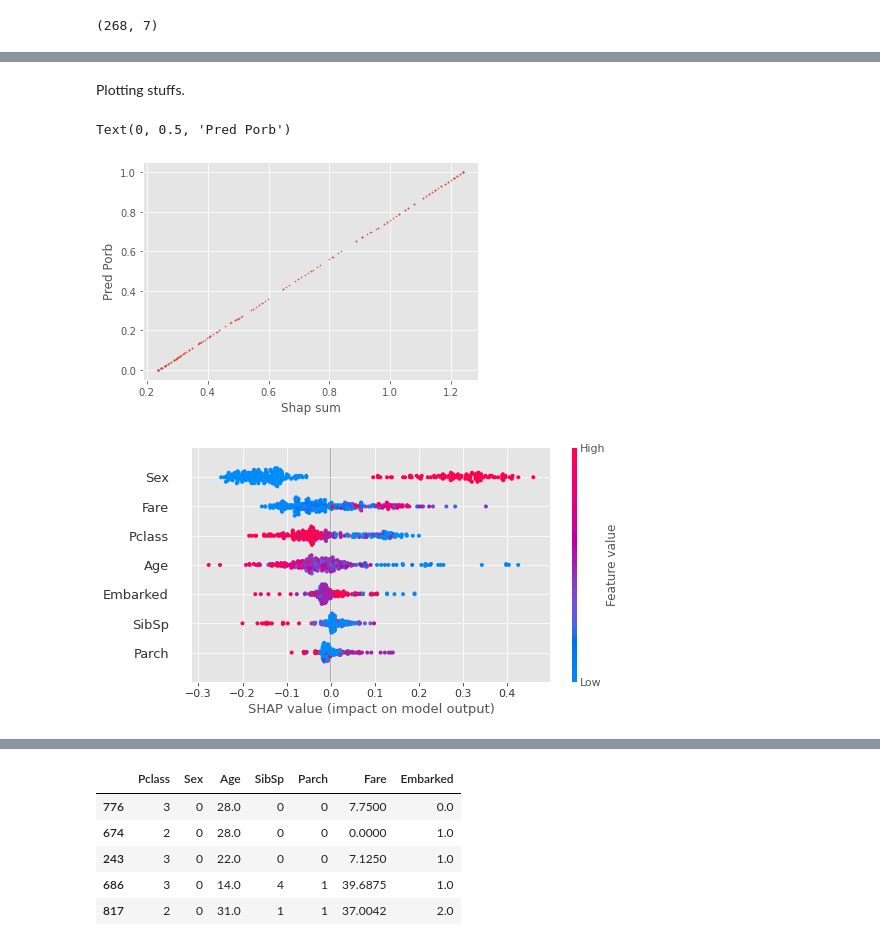
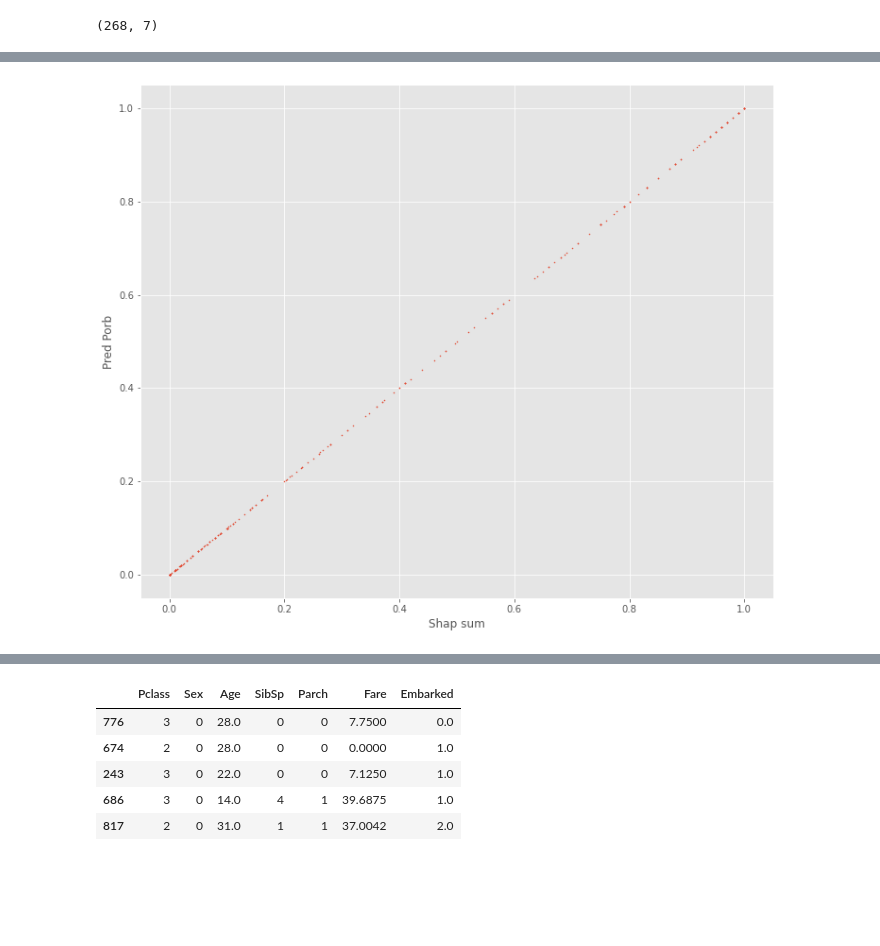
Before and after one commit to kayeungadrian-tam/SHAP, a Jupyter notebook: main.ipynb, the cells around one changed output, grey strips where cells are left out. Saved outputs shown, nothing was run; the diff lists cells and outputs as text; code cells hidden in the pictures; blank space fills up the shorter version.

```diff
--- a/main.ipynb
+++ b/main.ipynb
@@ -172,15 +141,8 @@ exp.expected_value[1] + sv_test[0].sum(), y_pred_prob[0]
-# %% [markdown]
-Plotting stuffs.
 # %%
-sv_sum = sv_test.sum(axis=1) + exp.expected_value[0]
-
+sv_sum = sv_test.sum(axis=1) + exp.expected_value[1]
 plt.scatter(sv_sum, y_pred_prob[:,1], s=1)
 plt.xlabel("Shap sum")
 plt.ylabel("Pred Porb")
+plt.savefig("fig/Pred_prob.png")
 # %% [output]
-Text(0, 0.5, 'Pred Porb')
-[figure, old version]
+[figure, new version]
-# %%
-shap.summary_plot(sv_test, X_test)
-# %% [output]
-[figure, removed]
```
Also changed, not shown: parts of 23 cells of this notebook, 11 other files.
